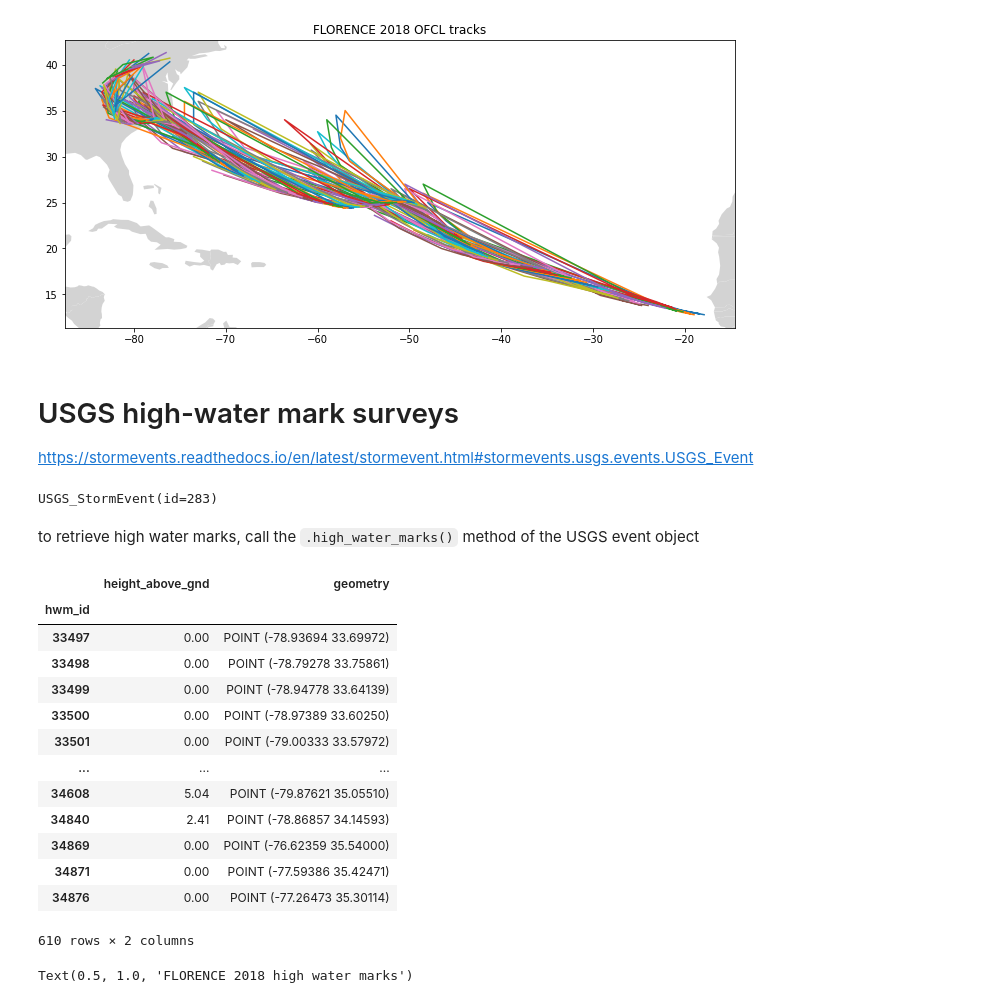
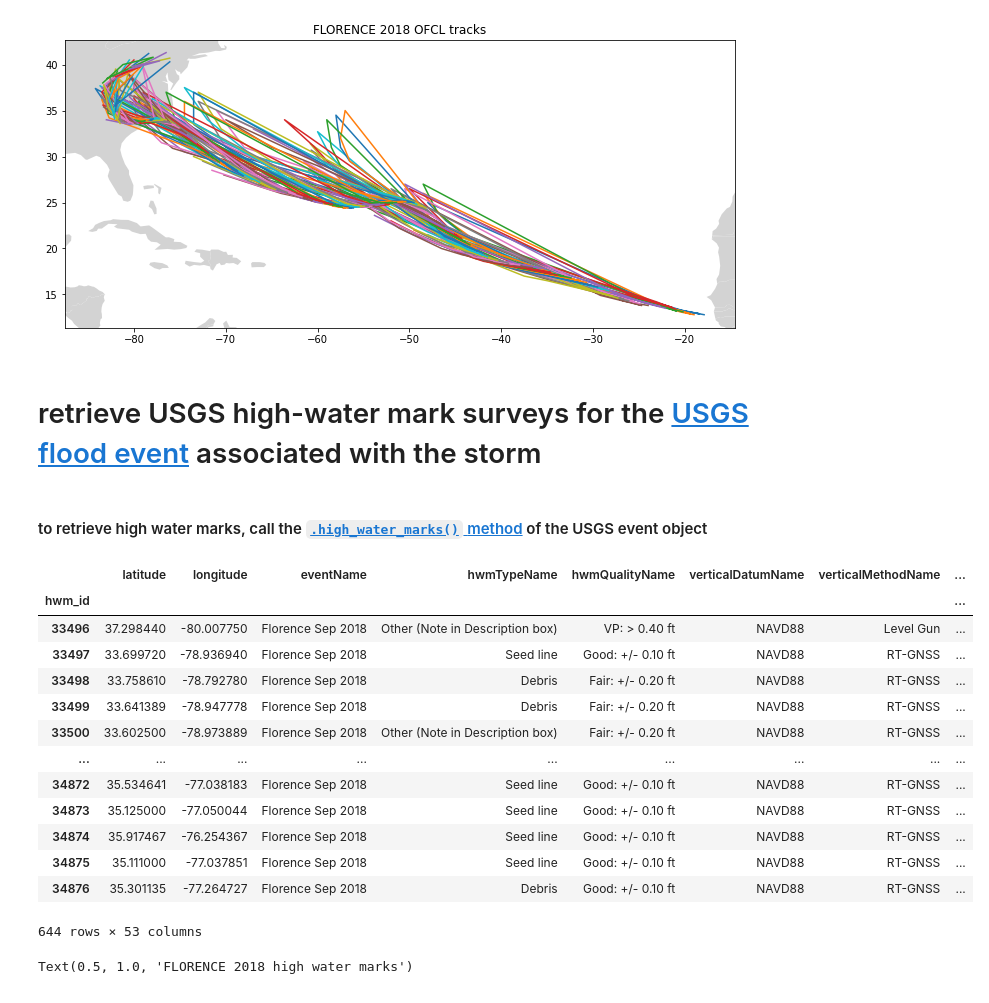
Before and after one commit to oceanmodeling/StormEvents, a Jupyter notebook: examples/example_1.ipynb, the cells around one changed output. Drawn from its saved outputs; the diff is of its cells as text; code cells hidden in the pictures.

```diff
--- a/examples/example_1.ipynb
+++ b/examples/example_1.ipynb
@@ -117,32 +114,27 @@ axis.set_title(f'{storm.name} {storm.year} OFCL tracks')
 Text(0.5, 1.0, 'FLORENCE 2018 OFCL tracks')
 [figure]
 # %% [markdown]
-# USGS high-water mark surveys
-https://stormevents.readthedocs.io/en/latest/stormevent.html#stormevents.usgs.events.USGS_Event
+# retrieve USGS high-water mark surveys for the [USGS flood event](https://stormevents.readthedocs.io/en/latest/stormevent.html#stormevents.usgs.events.USGS_Event) associated with the storm
-# %%
-storm.flood_event
-# %% [output]
-USGS_StormEvent(id=283)
 # %% [markdown]
-to retrieve high water marks, call the `.high_water_marks()` method of the USGS event object
+#### to retrieve high water marks, call the [`.high_water_marks()` method](https://stormevents.readthedocs.io/en/latest/usgs.html#stormevents.usgs.events.USGS_Event.high_water_marks) of the USGS event object
 # %%
 hwm = storm.flood_event.high_water_marks()
-hwm.loc[~pandas.isna(hwm['height_above_gnd']), ['height_above_gnd', 'geometry']]
+hwm
 # %% [output]
-|  | height_above_gnd | geometry |
-| hwm_id |  |  |
-| 33497 | 0.00 | POINT (-78.93694 33.69972) |
-| 33498 | 0.00 | POINT (-78.79278 33.75861) |
-| 33499 | 0.00 | POINT (-78.94778 33.64139) |
-| 33500 | 0.00 | POINT (-78.97389 33.60250) |
-| 33501 | 0.00 | POINT (-79.00333 33.57972) |
-| ... | ... | ... |
-| 34608 | 5.04 | POINT (-79.87621 35.05510) |
-| 34840 | 2.41 | POINT (-78.86857 34.14593) |
-| 34869 | 0.00 | POINT (-76.62359 35.54000) |
-| 34871 | 0.00 | POINT (-77.59386 35.42471) |
-| 34876 | 0.00 | POINT (-77.26473 35.30114) |
+|  | latitude | longitude | eventName | hwmTypeName | hwmQualityName | verticalDatumName | verticalMethodName | ... |
+| hwm_id |  |  |  |  |  |  |  | ... |
+| 33496 | 37.298440 | -80.007750 | Florence Sep 2018 | Other (Note in Description box) | VP: > 0.40 ft | NAVD88 | Level Gun | ... |
+| 33497 | 33.699720 | -78.936940 | Florence Sep 2018 | Seed line | Good: +/- 0.10 ft | NAVD88 | RT-GNSS | ... |
+| 33498 | 33.758610 | -78.792780 | Florence Sep 2018 | Debris | Fair: +/- 0.20 ft | NAVD88 | RT-GNSS | ... |
+| 33499 | 33.641389 | -78.947778 | Florence Sep 2018 | Debris | Fair: +/- 0.20 ft | NAVD88 | RT-GNSS | ... |
+| 33500 | 33.602500 | -78.973889 | Florence Sep 2018 | Other (Note in Description box) | Fair: +/- 0.20 ft | NAVD88 | RT-GNSS | ... |
+| ... | ... | ... | ... | ... | ... | ... | ... | ... |
+| 34872 | 35.534641 | -77.038183 | Florence Sep 2018 | Seed line | Good: +/- 0.10 ft | NAVD88 | RT-GNSS | ... |
+| 34873 | 35.125000 | -77.050044 | Florence Sep 2018 | Seed line | Good: +/- 0.10 ft | NAVD88 | RT-GNSS | ... |
+| 34874 | 35.917467 | -76.254367 | Florence Sep 2018 | Seed line | Good: +/- 0.10 ft | NAVD88 | RT-GNSS | ... |
+| 34875 | 35.111000 | -77.037851 | Florence Sep 2018 | Seed line | Good: +/- 0.10 ft | NAVD88 | RT-GNSS | ... |
+| 34876 | 35.301135 | -77.264727 | Florence Sep 2018 | Debris | Good: +/- 0.10 ft | NAVD88 | RT-GNSS | ... |
-610 rows × 2 columns
+644 rows × 53 columns
 # %%
 figure, axis = pyplot.subplots(1, 1)
 figure.set_size_inches(12, 12 / 1.61803398875)
```
Also changed, not shown: parts of 14 cells of this notebook.
